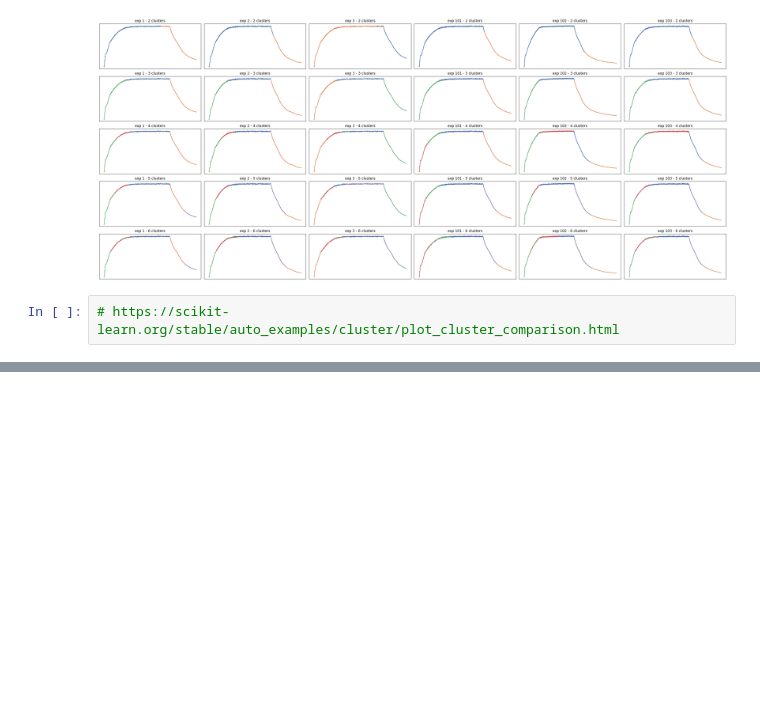
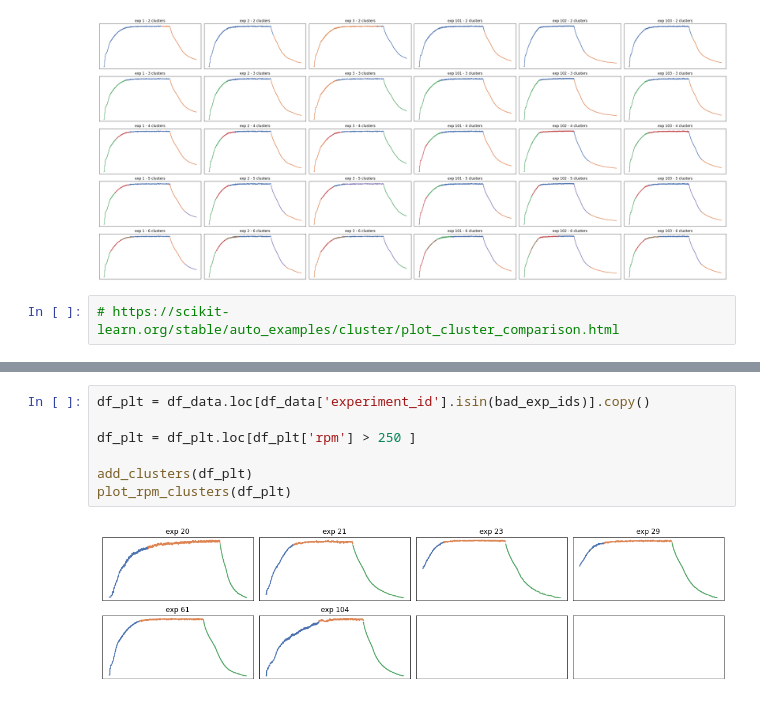
Before and after one commit to WaldemarWalo/DataScienceProjects, a Jupyter notebook: Bearing_Classification/20.FE-cluster RPM.ipynb, the cells around one changed output, grey strips where cells are left out. Saved outputs shown, nothing was run; the diff lists cells and outputs as text; blank space fills up the shorter version.

```diff
--- a/Bearing_Classification/20.FE-cluster RPM.ipynb
+++ b/Bearing_Classification/20.FE-cluster RPM.ipynb
@@ -104,0 +200,9 @@ for i_exp, exp_id in enumerate(exp_ids):
+# %%
+df_plt = df_data.loc[df_data['experiment_id'].isin(bad_exp_ids)].copy()
+
+df_plt = df_plt.loc[df_plt['rpm'] > 250 ]
+
+add_clusters(df_plt)
+plot_rpm_clusters(df_plt)
+# %% [output]
+[figure, added]
```
Also changed, not shown: parts of 18 cells of this notebook, 6 other files.
